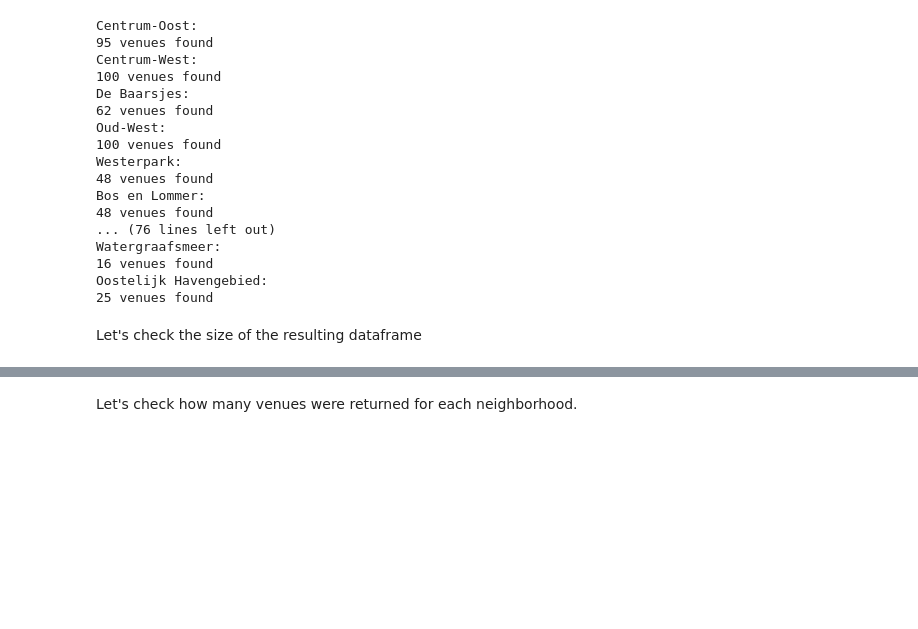
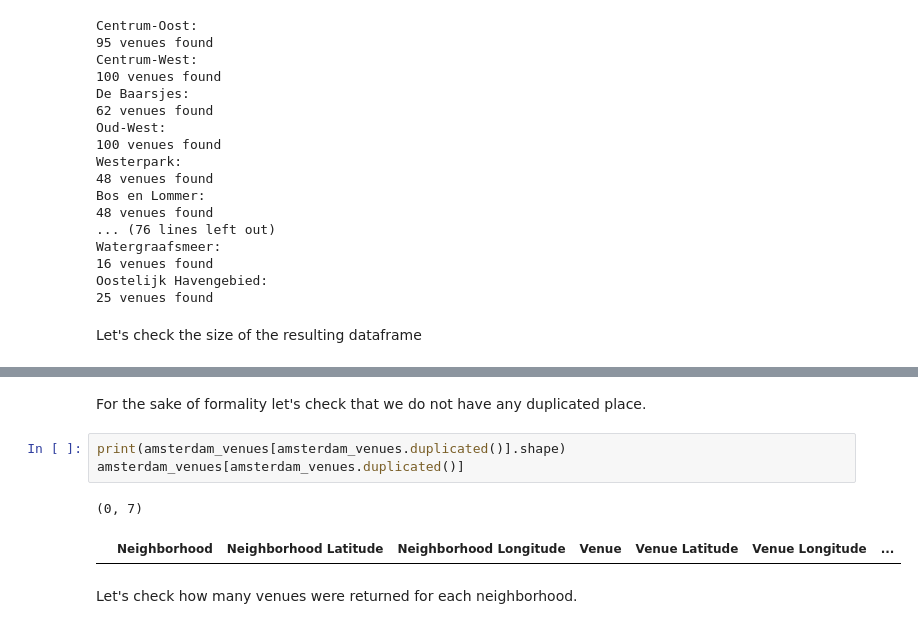
Before and after one commit to dgallo88/Amsterdam_Neighborhoods, a Jupyter notebook: Amsterdam_Neighborhoods.ipynb, the cells around one changed output, grey strips where cells are left out. Drawn from its saved outputs; the diff is of its cells as text; blank space fills up the shorter version.

```diff
--- a/Amsterdam_Neighborhoods.ipynb
+++ b/Amsterdam_Neighborhoods.ipynb
@@ -397,3 +381,11 @@ amsterdam_venues[amsterdam_venues['Neighborhood']=='Zeeburgereiland']
+# %% [markdown]
+For the sake of formality let's check that we do not have any duplicated place.
+# %%
+print(amsterdam_venues[amsterdam_venues.duplicated()].shape)
+amsterdam_venues[amsterdam_venues.duplicated()]
+# %% [output]
+(0, 7)
+|  | Neighborhood | Neighborhood Latitude | Neighborhood Longitude | Venue | Venue Latitude | Venue Longitude | ... |
 # %% [markdown]
 Let's check how many venues were returned for each neighborhood.
 # %%
```
Also changed, not shown: parts of 29 cells of this notebook, 2 other files.
